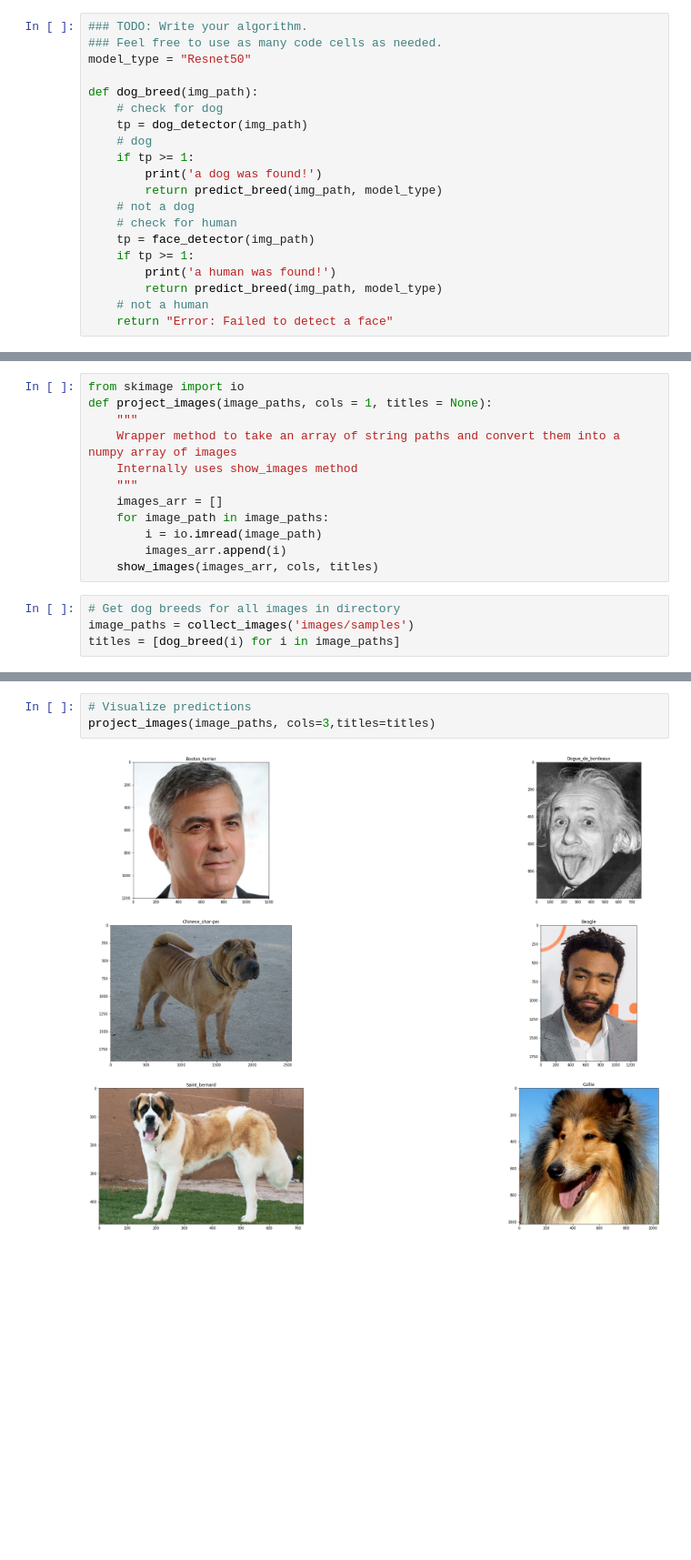
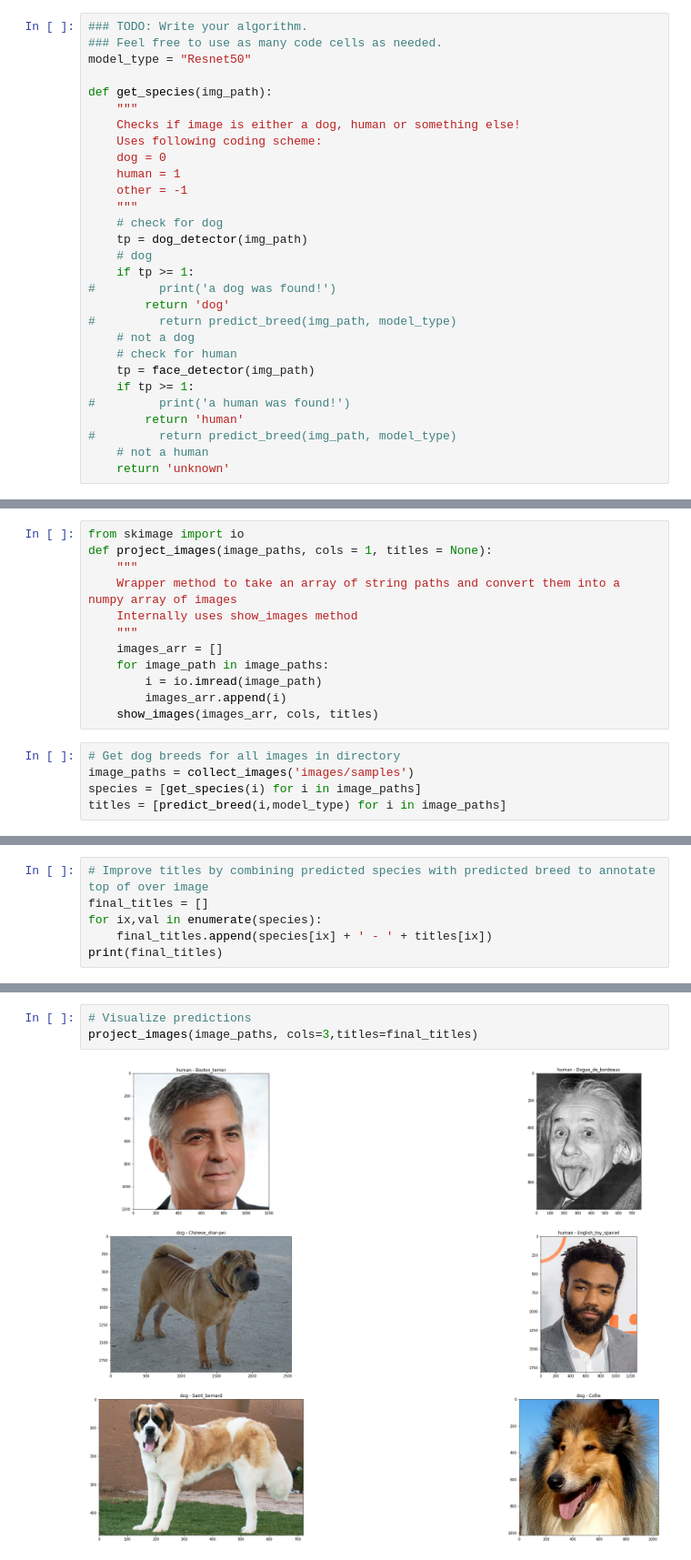
Before and after one commit to dpmjansen/dog-project, a Jupyter notebook: dog_app.ipynb, the cells around one changed output, grey strips where cells are left out. Shown at 91% size. Cells and saved outputs as stored; diff of their text form; blank space fills up the shorter version.

Commit message:
Improved detection by seperating predicted species(human/dog) with detected breed

```diff
--- a/dog_app.ipynb
+++ b/dog_app.ipynb
@@ -800,21 +801,30 @@ Some sample output for our algorithm is provided below, but feel free to design
 ### Feel free to use as many code cells as needed.
 model_type = "Resnet50"
 
-def dog_breed(img_path):
+def get_species(img_path):
+    """
+    Checks if image is either a dog, human or something else!
+    Uses following coding scheme:
+    dog = 0
+    human = 1
+    other = -1
+    """
     # check for dog
     tp = dog_detector(img_path)
     # dog
     if tp >= 1:
-        print('a dog was found!')
-        return predict_breed(img_path, model_type)
+#         print('a dog was found!')
+        return 'dog'
+#         return predict_breed(img_path, model_type)
     # not a dog
     # check for human
     tp = face_detector(img_path)
     if tp >= 1:
-        print('a human was found!')
-        return predict_breed(img_path, model_type)
+#         print('a human was found!')
+        return 'human'
+#         return predict_breed(img_path, model_type)
     # not a human
-    return "Error: Failed to detect a face"
+    return 'unknown'
 # %% [markdown]
 ---
 <a id='step7'></a>
@@ -901,4 +911,5 @@ def project_images(image_paths, cols = 1, titles = None):
 # %%
 # Get dog breeds for all images in directory
 image_paths = collect_images('images/samples')
-titles = [dog_breed(i) for i in image_paths]
+species = [get_species(i) for i in image_paths]
+titles = [predict_breed(i,model_type) for i in image_paths]
@@ -911,0 +916,6 @@ a dog was found!
+# %%
+# Improve titles by combining predicted species with predicted breed to annotate top of over image
+final_titles = []
+for ix,val in enumerate(species):
+    final_titles.append(species[ix] + ' - ' + titles[ix])
+print(final_titles)
@@ -912,5 +924,5 @@ a dog was found!
 # %%
 # Visualize predictions
-project_images(image_paths, cols=3,titles=titles)
+project_images(image_paths, cols=3,titles=final_titles)
 # %% [output]
-[figure, old version]
+[figure, new version]
```
Also changed, not shown: parts of 12 cells of this notebook, 2 other files.
